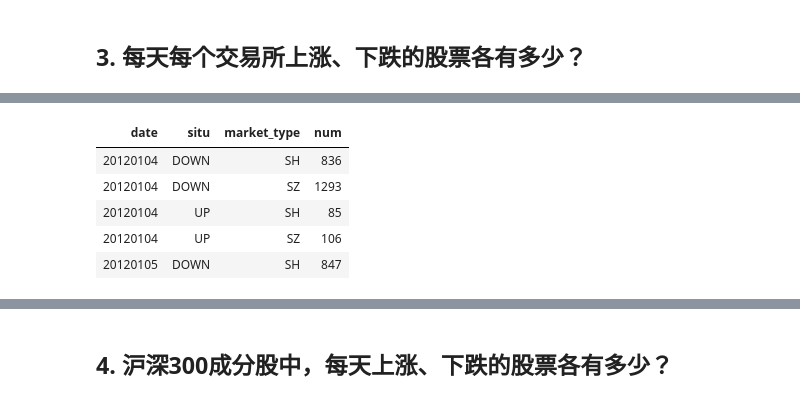
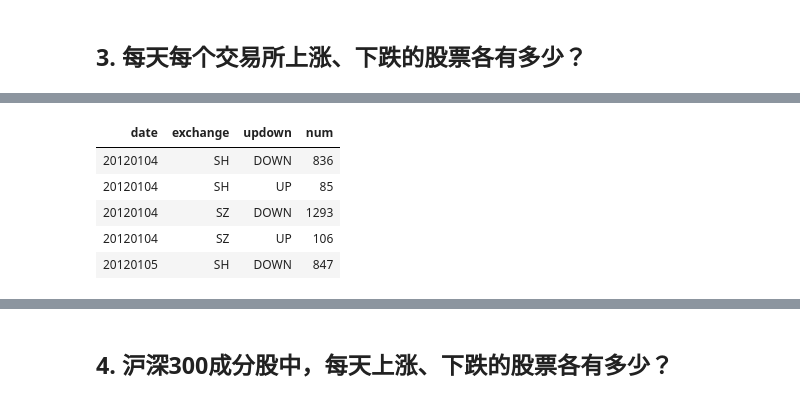
Before and after one commit to Ravin515/r-data-practice, a Jupyter notebook: answer-keys.ipynb, the cells around one changed output, grey strips where cells are left out. Cells and saved outputs as stored; diff of their text form; code cells hidden in the pictures.

```diff
--- a/answer-keys.ipynb
+++ b/answer-keys.ipynb
@@ -103,11 +112,13 @@ data[, .(num = uniqueN(symbol)), keyby = .(date, updown = ifelse(close - pre_clo
 # %%
 data[, .(num = uniqueN(symbol)),
-     keyby = .(date, situ = ifelse(close - pre_close > 0, "UP", "DOWN"), market_type = str_sub(symbol, start = -2, end = -1))
+     keyby = .(date,
+               exchange = str_sub(symbol, start = -2, end = -1),
+               updown = ifelse(close - pre_close > 0, "UP", "DOWN"))
     ][1:5]
 # %% [output]
-| date | situ | market_type | num |
-| 20120104 | DOWN | SH | 836 |
-| 20120104 | DOWN | SZ | 1293 |
-| 20120104 | UP | SH | 85 |
-| 20120104 | UP | SZ | 106 |
-| 20120105 | DOWN | SH | 847 |
+| date | exchange | updown | num |
+| 20120104 | SH | DOWN | 836 |
+| 20120104 | SH | UP | 85 |
+| 20120104 | SZ | DOWN | 1293 |
+| 20120104 | SZ | UP | 106 |
+| 20120105 | SH | DOWN | 847 |
```
Also changed, not shown: parts of 30 cells of this notebook, 1 other file.
